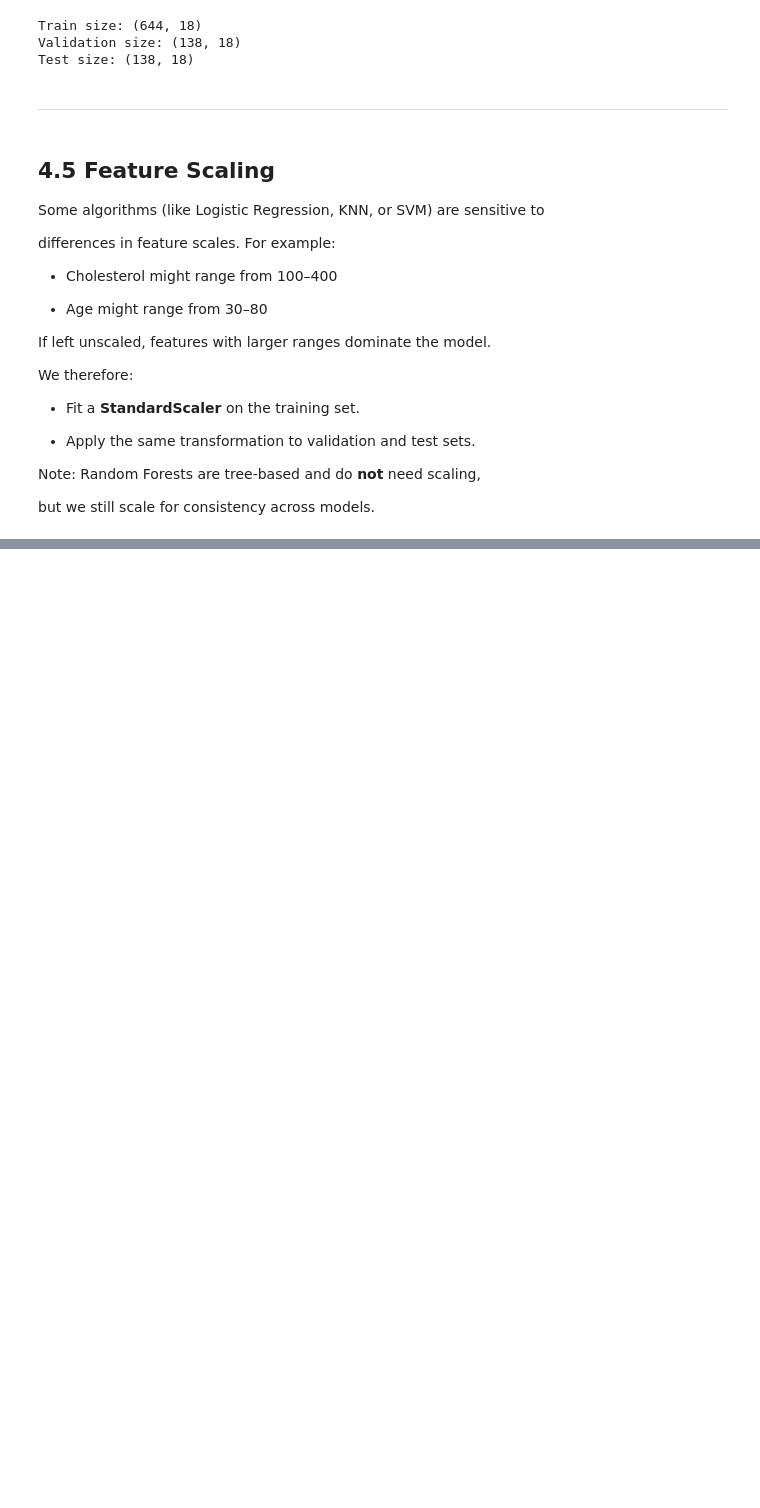
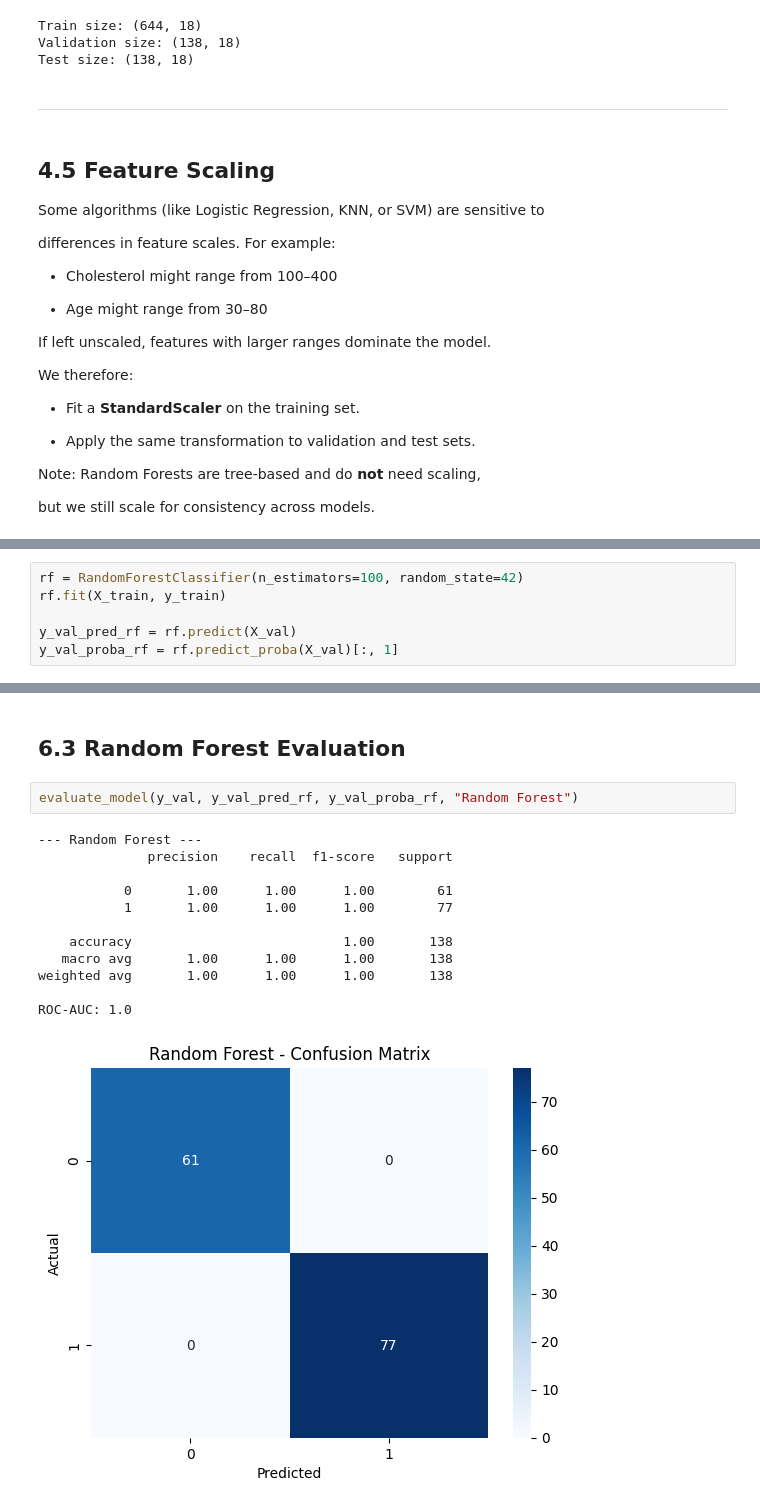
Before and after one commit to aaronalonsotorrens/Heart_disease_risk_predictor, a Jupyter notebook: jupyter_notebooks/Notebook 4. Modelling pipeline.ipynb, the cells around one changed output, grey strips where cells are left out. Saved outputs shown, nothing was run; the diff lists cells and outputs as text; blank space fills up the shorter version.

```diff
--- a/jupyter_notebooks/Notebook 4. Modelling pipeline.ipynb
+++ b/jupyter_notebooks/Notebook 4. Modelling pipeline.ipynb
@@ -192,0 +255,6 @@ joblib.dump(scaler, "models/scaler.pkl")
+# %%
+rf = RandomForestClassifier(n_estimators=100, random_state=42)
+rf.fit(X_train, y_train)
+
+y_val_pred_rf = rf.predict(X_val)
+y_val_proba_rf = rf.predict_proba(X_val)[:, 1]
@@ -192,0 +327,17 @@ joblib.dump(scaler, "models/scaler.pkl")
+# %% [markdown]
+## 6.3 Random Forest Evaluation
+# %%
+evaluate_model(y_val, y_val_pred_rf, y_val_proba_rf, "Random Forest")
+# %% [output]
+--- Random Forest ---
+              precision    recall  f1-score   support
+
+           0       1.00      1.00      1.00        61
+           1       1.00      1.00      1.00        77
+
+    accuracy                           1.00       138
+   macro avg       1.00      1.00      1.00       138
+weighted avg       1.00      1.00      1.00       138
+
+ROC-AUC: 1.0
+[figure, added]
```
Also changed, not shown: parts of 17 cells of this notebook.
